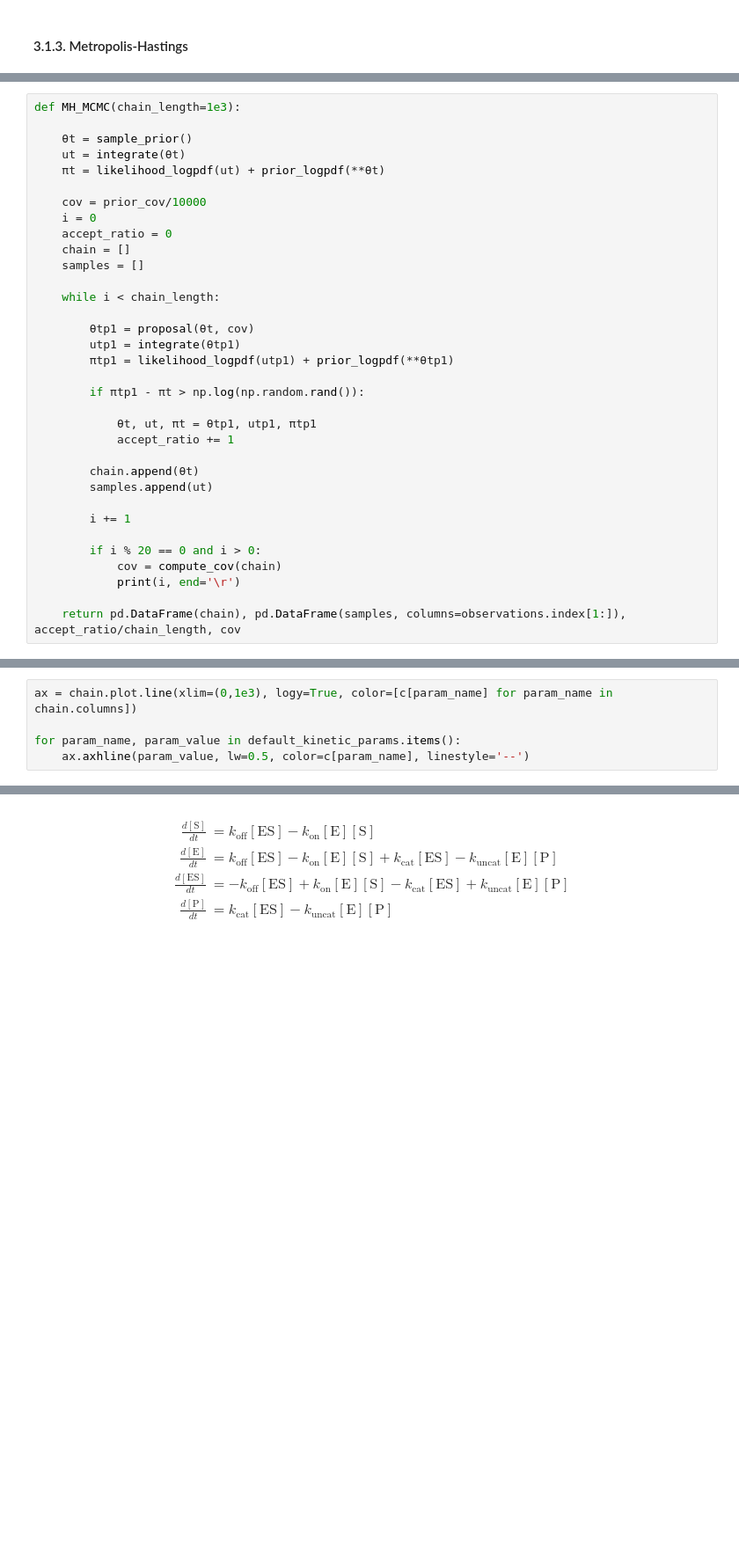
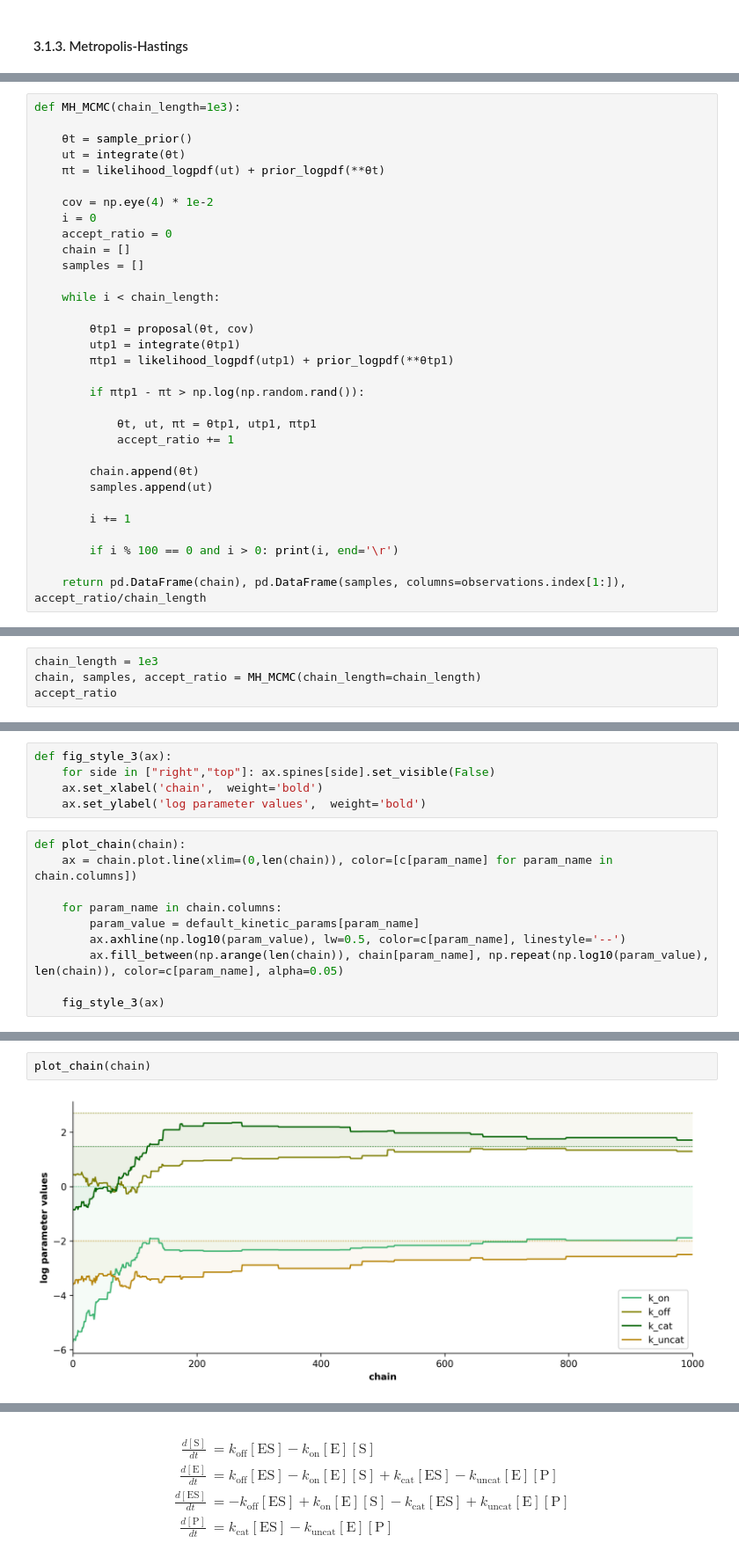
Before and after one commit to alexlenail/back_of_my_envelope, a Jupyter notebook: _notebooks/Enzyme-Kinetic-Parameter-Inference.ipynb, the cells around one changed output, grey strips where cells are left out. Shown at 88% size. Cells and saved outputs as stored; diff of their text form; blank space fills up the shorter version.

Commit message:
EKPI: MCMC works

```diff
--- a/_notebooks/Enzyme-Kinetic-Parameter-Inference.ipynb
+++ b/_notebooks/Enzyme-Kinetic-Parameter-Inference.ipynb
@@ -758,7 +770,7 @@ def MH_MCMC(chain_length=1e3):
     ut = integrate(θt)
     πt = likelihood_logpdf(ut) + prior_logpdf(**θt)
 
-    cov = prior_cov/10000
+    cov = np.eye(4) * 1e-2
     i = 0
     accept_ratio = 0
     chain = []
@@ -780,8 +792,6 @@ def MH_MCMC(chain_length=1e3):
 
         i += 1
 
-        if i % 20 == 0 and i > 0:
-            cov = compute_cov(chain)
-            print(i, end='\r')
+        if i % 100 == 0 and i > 0: print(i, end='\r')
 
-    return pd.DataFrame(chain), pd.DataFrame(samples, columns=observations.index[1:]), accept_ratio/chain_length, cov
+    return pd.DataFrame(chain), pd.DataFrame(samples, columns=observations.index[1:]), accept_ratio/chain_length
@@ -816,0 +810,4 @@ chain, samples, accept_ratio, cov = MH_MCMC()
+# %%
+chain_length = 1e3
+chain, samples, accept_ratio = MH_MCMC(chain_length=chain_length)
+accept_ratio
@@ -817,5 +817,15 @@ chain, samples, accept_ratio, cov = MH_MCMC()
+# %%
+def fig_style_3(ax):
+    for side in ["right","top"]: ax.spines[side].set_visible(False)
+    ax.set_xlabel('chain',  weight='bold')
+    ax.set_ylabel('log parameter values',  weight='bold')
 # %%
-ax = chain.plot.line(xlim=(0,1e3), logy=True, color=[c[param_name] for param_name in chain.columns])
+def plot_chain(chain):
+    ax = chain.plot.line(xlim=(0,len(chain)), color=[c[param_name] for param_name in chain.columns])
 
-for param_name, param_value in default_kinetic_params.items():
-    ax.axhline(param_value, lw=0.5, color=c[param_name], linestyle='--')
+    for param_name in chain.columns:
+        param_value = default_kinetic_params[param_name]
+        ax.axhline(np.log10(param_value), lw=0.5, color=c[param_name], linestyle='--')
+        ax.fill_between(np.arange(len(chain)), chain[param_name], np.repeat(np.log10(param_value), len(chain)), color=c[param_name], alpha=0.05)
+
+    fig_style_3(ax)
@@ -824 +832,5 @@ for param_name, param_value in default_kinetic_params.items():
+# %%
+plot_chain(chain)
+# %% [output]
+[figure, added]
 # %%
```
Also changed, not shown: parts of 39 cells of this notebook.
